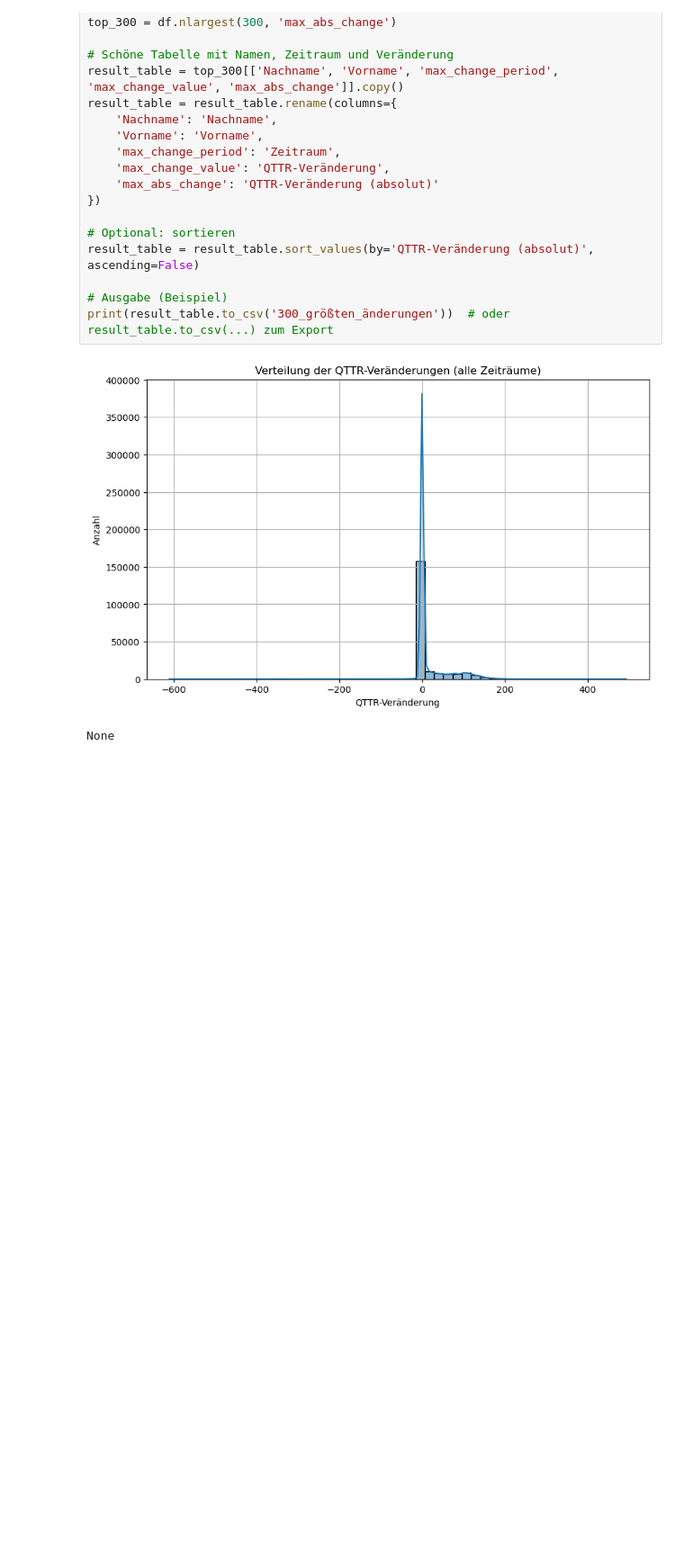
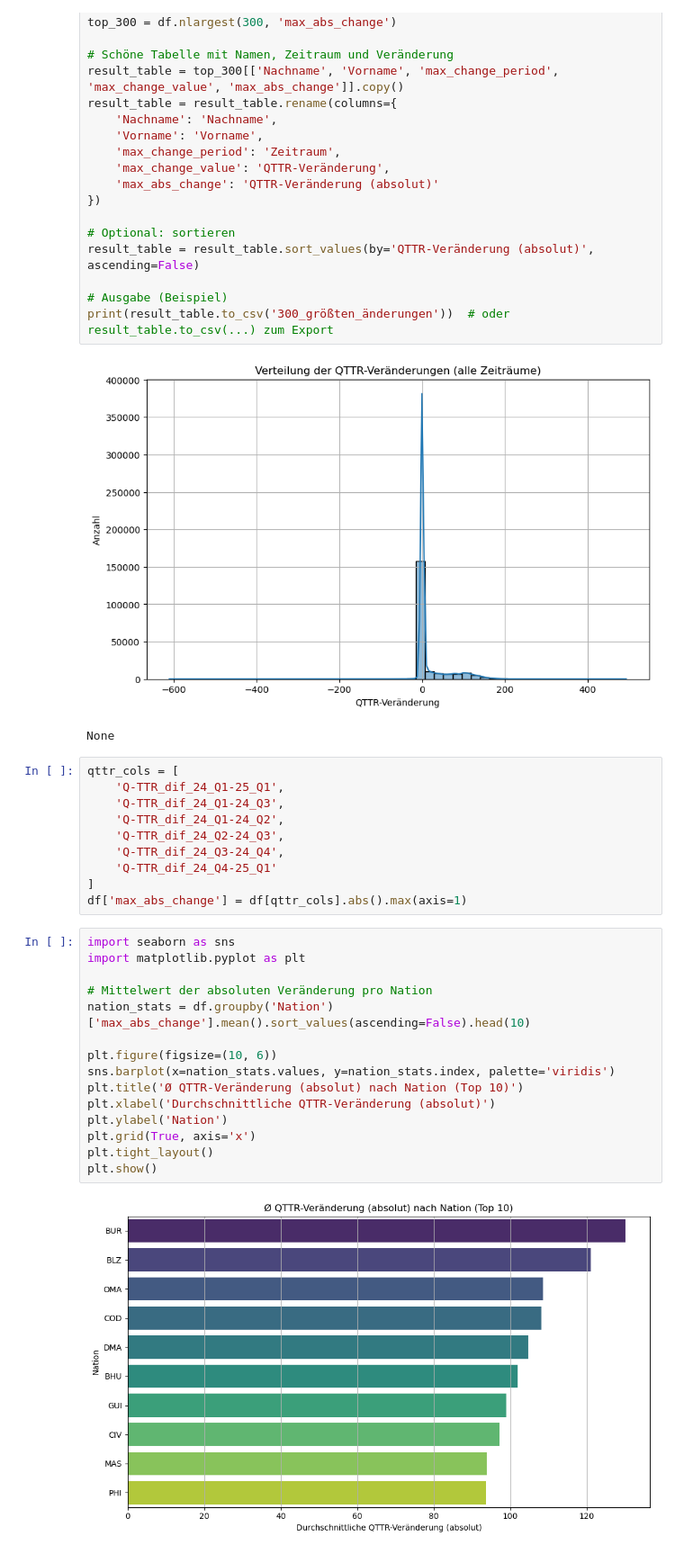
Before and after one commit to Fabian-Projects/QTTR-Veraenderungen-Klemm, a Jupyter notebook: Data_Analysis/Andrew_analysis.ipynb, the cells around one changed output. Shown: that part at 90% size. Cells and saved outputs as stored; diff of their text form; blank space fills up the shorter version.

```diff
--- a/Data_Analysis/Andrew_analysis.ipynb
+++ b/Data_Analysis/Andrew_analysis.ipynb
@@ -158,3 +136,30 @@ print(result_table.to_csv('300_größten_änderungen'))  # oder result_table.to_
 # %% [output]
 [figure]
 None
+# %%
+qttr_cols = [
+    'Q-TTR_dif_24_Q1-25_Q1',
+    'Q-TTR_dif_24_Q1-24_Q3',
+    'Q-TTR_dif_24_Q1-24_Q2',
+    'Q-TTR_dif_24_Q2-24_Q3',
+    'Q-TTR_dif_24_Q3-24_Q4',
+    'Q-TTR_dif_24_Q4-25_Q1'
+]
+df['max_abs_change'] = df[qttr_cols].abs().max(axis=1)
+# %%
+import seaborn as sns
+import matplotlib.pyplot as plt
+
+# Mittelwert der absoluten Veränderung pro Nation
+nation_stats = df.groupby('Nation')['max_abs_change'].mean().sort_values(ascending=False).head(10)
+
+plt.figure(figsize=(10, 6))
+sns.barplot(x=nation_stats.values, y=nation_stats.index, palette='viridis')
+plt.title('Ø QTTR-Veränderung (absolut) nach Nation (Top 10)')
+plt.xlabel('Durchschnittliche QTTR-Veränderung (absolut)')
+plt.ylabel('Nation')
+plt.grid(True, axis='x')
+plt.tight_layout()
+plt.show()
+# %% [output]
+[figure, added]
```
Also changed, not shown: parts of 4 cells of this notebook.
